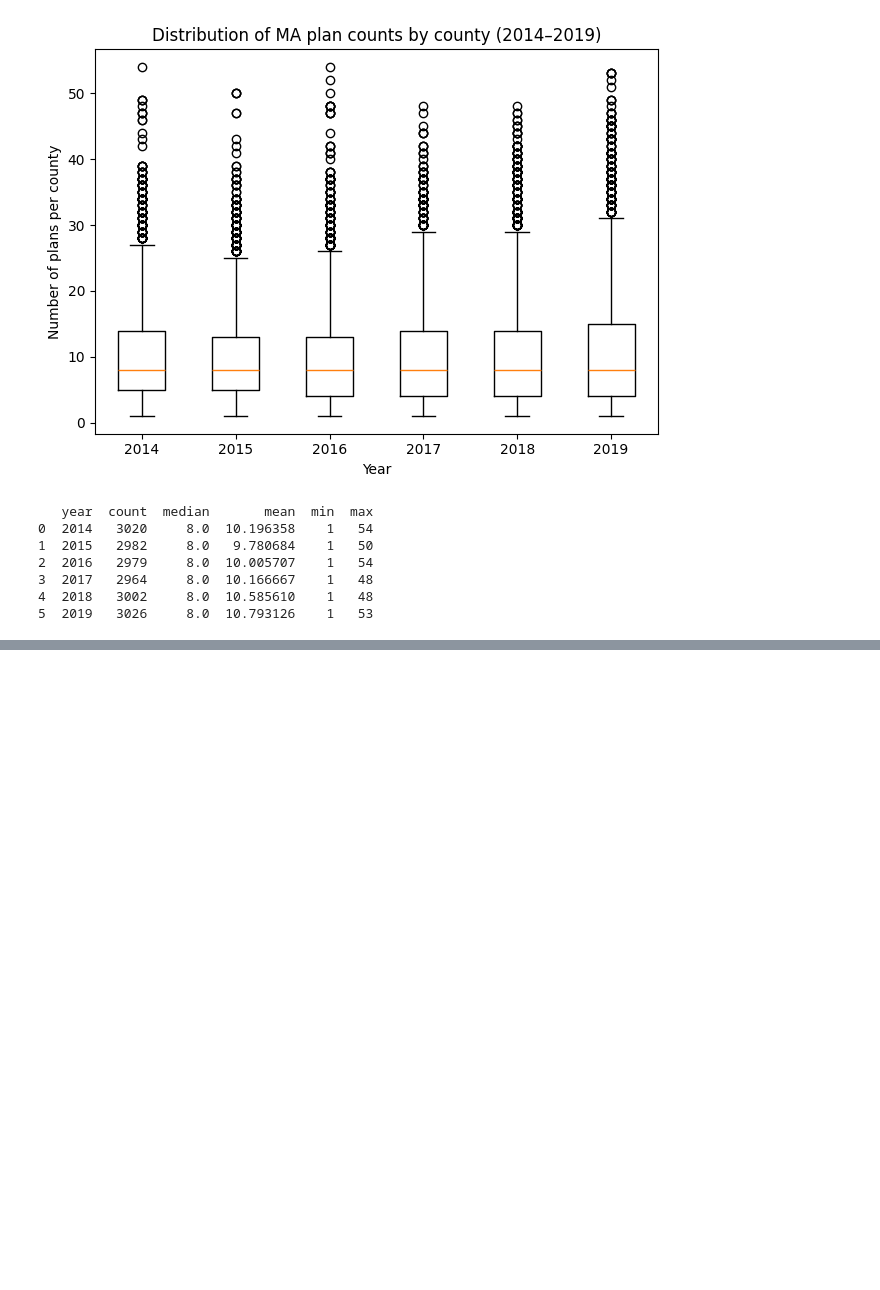
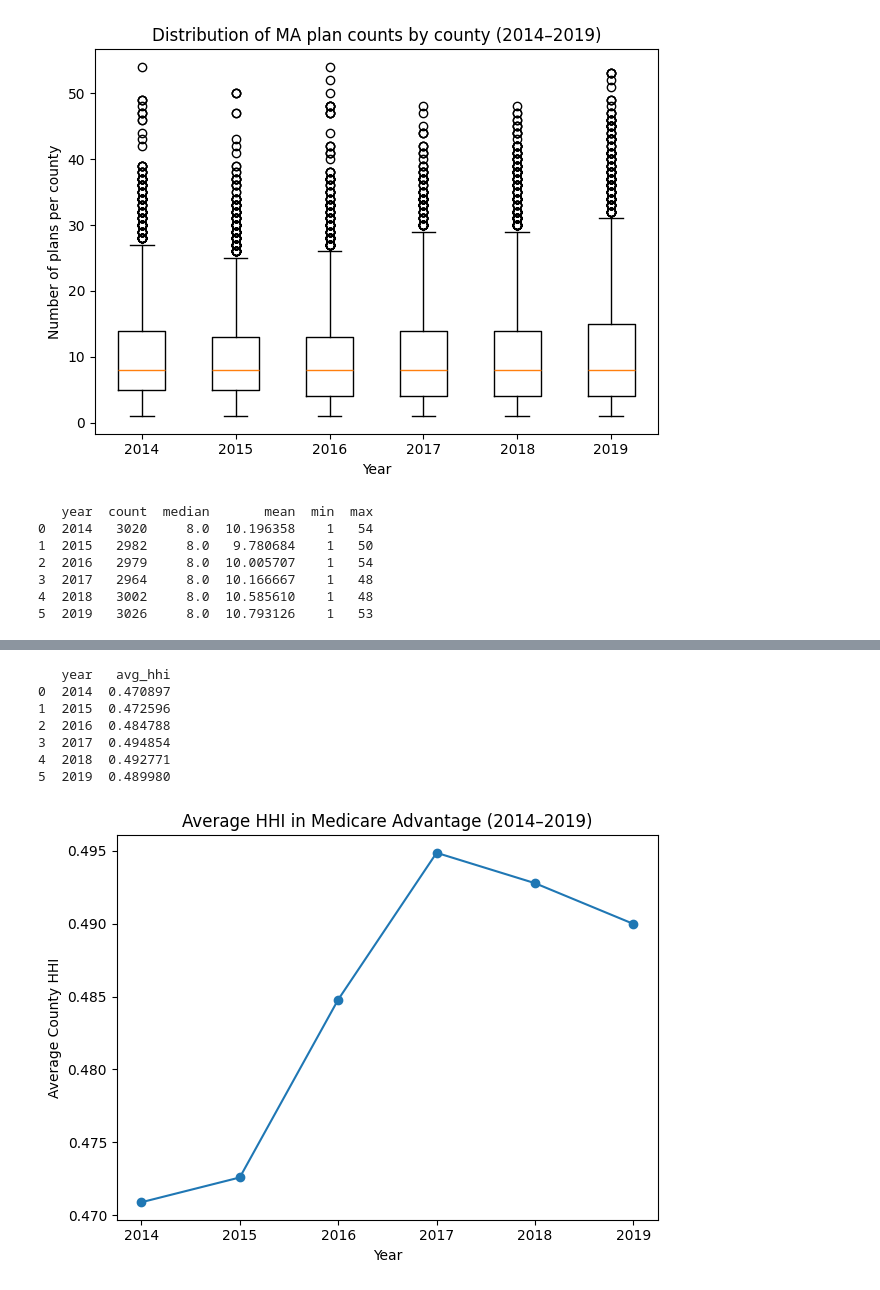
Before and after one commit to SebastianKou/HW2, a Jupyter notebook: HW2-answers1.ipynb, the cells around one changed output, grey strips where cells are left out. Cells and saved outputs as stored; diff of their text form; code cells hidden in the pictures; blank space fills up the shorter version.

```diff
--- a/HW2-answers1.ipynb
+++ b/HW2-answers1.ipynb
@@ -114,0 +195,72 @@ print(summary)
+# %%
+# Question 3
+
+# numeric enrollment
+data["avg_enrollment"] = pd.to_numeric(data["avg_enrollment"], errors="coerce")
+
+# Keep only relevant years and valid enrollment
+hhi_data = data[
+    data["year"].between(2014, 2019) &
+    data["avg_enrollment"].notna()
+].copy()
+
+# Compute contract-level enrollment per county-year
+contract_enrollment = (
+    hhi_data.groupby(["year", "fips", "contractid"])["avg_enrollment"]
+    .sum()
+    .reset_index(name="contract_enroll")
+)
+
+# Compute total county enrollment
+county_totals = (
+    contract_enrollment.groupby(["year", "fips"])["contract_enroll"]
+    .sum()
+    .reset_index(name="county_total")
+)
+
+contract_enrollment = contract_enrollment.merge(
+    county_totals,
+    on=["year", "fips"],
+    how="left"
+)
+
+# Compute market shares and HHI
+contract_enrollment["share"] = (
+    contract_enrollment["contract_enroll"]
+    / contract_enrollment["county_total"]
+)
+
+contract_enrollment["share_sq"] = contract_enrollment["share"] ** 2
+
+county_hhi = (
+    contract_enrollment.groupby(["year", "fips"])["share_sq"]
+    .sum()
+    .reset_index(name="hhi")
+)
+
+# Average HHI by year
+avg_hhi = (
+    county_hhi.groupby("year")["hhi"]
+    .mean()
+    .reset_index(name="avg_hhi")
+)
+
+print(avg_hhi)
+
+# Plot
+plt.figure()
+plt.plot(avg_hhi["year"], avg_hhi["avg_hhi"], marker="o")
+plt.xlabel("Year")
+plt.ylabel("Average County HHI")
+plt.title("Average HHI in Medicare Advantage (2014–2019)")
+plt.tight_layout()
+plt.show()
+# %% [output]
+   year   avg_hhi
+0  2014  0.470897
+1  2015  0.472596
+2  2016  0.484788
+3  2017  0.494854
+4  2018  0.492771
+5  2019  0.489980
+[figure, added]
```
Also changed, not shown: parts of 8 cells of this notebook.
